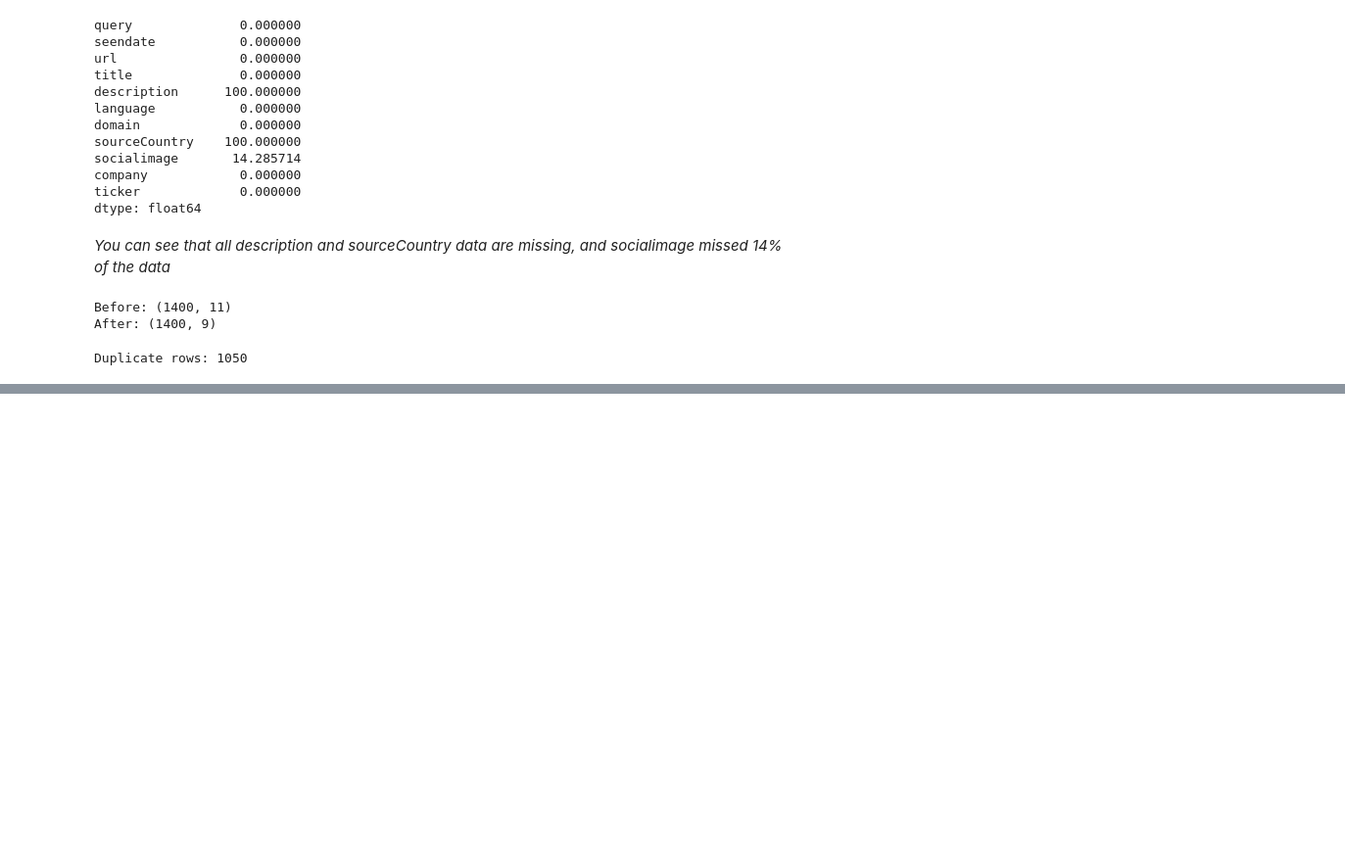
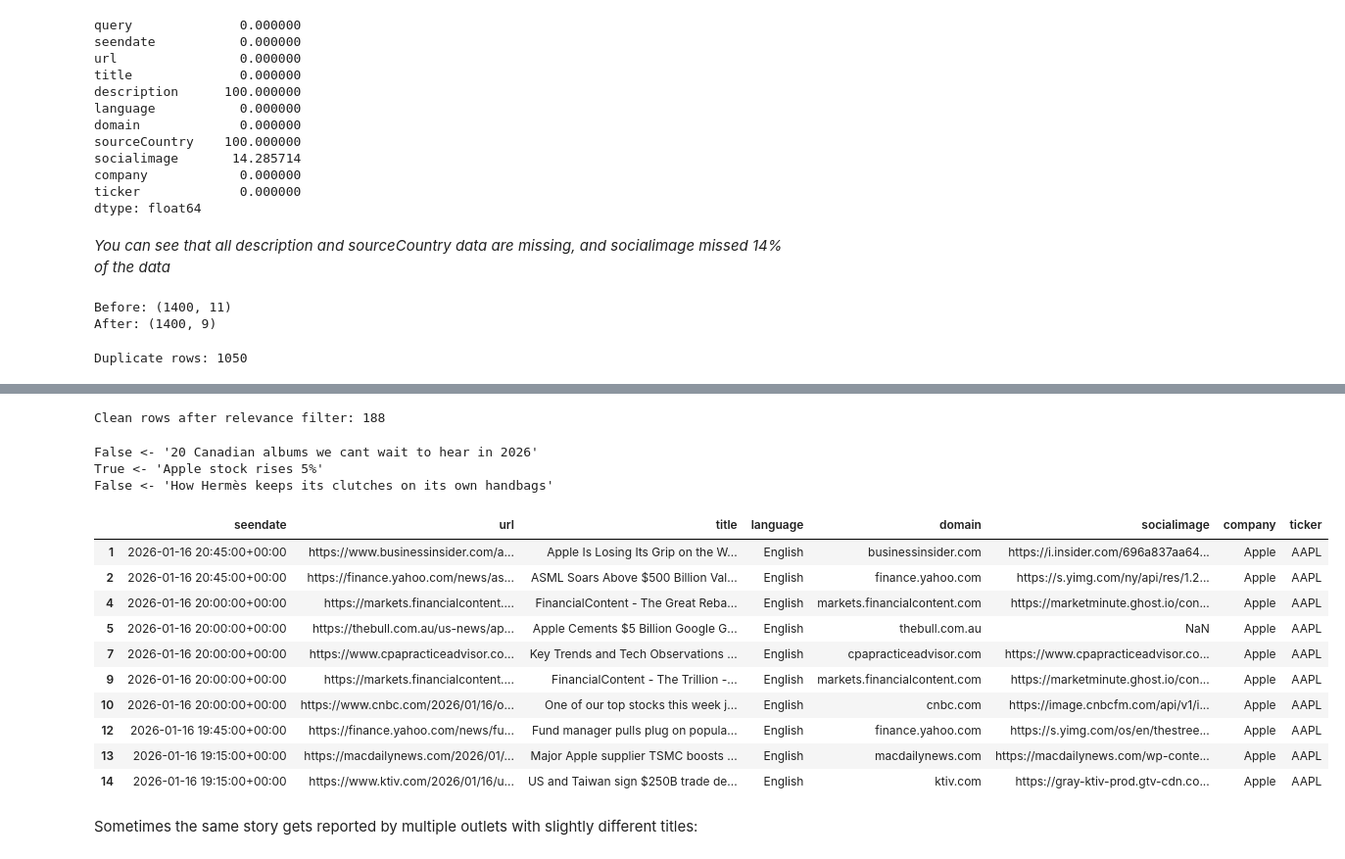
Before and after one commit to Trevor5008/market-sentiment-analysis, a Jupyter notebook: notebooks/gdelt_validation.ipynb, the cells around one changed output, grey strips where cells are left out. Shown at 98% size. Saved outputs shown, nothing was run; the diff lists cells and outputs as text; code cells hidden in the pictures; blank space fills up the shorter version.

Commit message:
Update GDELT validation with regex fix and full cleaning pipeline

```diff
--- a/notebooks/gdelt_validation.ipynb
+++ b/notebooks/gdelt_validation.ipynb
@@ -125,0 +134,5 @@ Duplicate rows: 1050
+# %%
+df_clean = df_clean.drop_duplicates(subset=['url', 'company'], keep='first')
+
+print(f"Rows after removing duplicates: {len(df_clean):,}")
+print(f"Unique URLs: {df_clean['url'].nunique():,}")
@@ -125,0 +171,7 @@ Duplicate rows: 1050
+# %%
+print("Language in data:")
+print(df_clean['language'].value_counts())
+
+#keep only english
+df_clean = df_clean[df_clean['language'] == 'English']
+print(f"\nRows after filtering to English: {len(df_clean)}")
@@ -125,0 +316,40 @@ Duplicate rows: 1050
+# %%
+#keep only relevant data
+df_clean = df_clean[df_clean['is_relevant'] ==  True]
+print(f"Clean rows after relevance filter: {len(df_clean)}")
+# %% [output]
+Clean rows after relevance filter: 188
+# %%
+# Debug: Test the function directly
+test_titles = [
+    "20 Canadian albums we cant wait to hear in 2026",
+    "Apple stock rises 5%",
+    "How Hermès keeps its clutches on its own handbags"
+]
+
+for title in test_titles:
+    result = has_financial_keyword(title)
+    print(f"{result} <- '{title[:50]}'")
+# %% [output]
+False <- '20 Canadian albums we cant wait to hear in 2026'
+True <- 'Apple stock rises 5%'
+False <- 'How Hermès keeps its clutches on its own handbags'
+# %%
+df_clean = df_clean[df_clean['is_relevant']==True]
+df_clean = df_clean.drop(columns=['is_relevant', 'query' ])
+# %%
+df_clean.head(10)
+# %% [output]
+|  | seendate | url | title | language | domain | socialimage | company | ticker |
+| 1 | 2026-01-16 20:45:00+00:00 | https://www.businessinsider.com/a... | Apple Is Losing Its Grip on the W... | English | businessinsider.com | https://i.insider.com/696a837aa64... | Apple | AAPL |
+| 2 | 2026-01-16 20:45:00+00:00 | https://finance.yahoo.com/news/as... | ASML Soars Above $500 Billion Val... | English | finance.yahoo.com | https://s.yimg.com/ny/api/res/1.2... | Apple | AAPL |
+| 4 | 2026-01-16 20:00:00+00:00 | https://markets.financialcontent.... | FinancialContent - The Great Reba... | English | markets.financialcontent.com | https://marketminute.ghost.io/con... | Apple | AAPL |
+| 5 | 2026-01-16 20:00:00+00:00 | https://thebull.com.au/us-news/ap... | Apple Cements $5 Billion Google G... | English | thebull.com.au | NaN | Apple | AAPL |
+| 7 | 2026-01-16 20:00:00+00:00 | https://www.cpapracticeadvisor.co... | Key Trends and Tech Observations ... | English | cpapracticeadvisor.com | https://www.cpapracticeadvisor.co... | Apple | AAPL |
+| 9 | 2026-01-16 20:00:00+00:00 | https://markets.financialcontent.... | FinancialContent - The Trillion -... | English | markets.financialcontent.com | https://marketminute.ghost.io/con... | Apple | AAPL |
+| 10 | 2026-01-16 20:00:00+00:00 | https://www.cnbc.com/2026/01/16/o... | One of our top stocks this week j... | English | cnbc.com | https://image.cnbcfm.com/api/v1/i... | Apple | AAPL |
+| 12 | 2026-01-16 19:45:00+00:00 | https://finance.yahoo.com/news/fu... | Fund manager pulls plug on popula... | English | finance.yahoo.com | https://s.yimg.com/os/en/thestree... | Apple | AAPL |
+| 13 | 2026-01-16 19:15:00+00:00 | https://macdailynews.com/2026/01/... | Major Apple supplier TSMC boosts ... | English | macdailynews.com | https://macdailynews.com/wp-conte... | Apple | AAPL |
+| 14 | 2026-01-16 19:15:00+00:00 | https://www.ktiv.com/2026/01/16/u... | US and Taiwan sign $250B trade de... | English | ktiv.com | https://gray-ktiv-prod.gtv-cdn.co... | Apple | AAPL |
+# %% [markdown]
+Sometimes the same story gets reported by multiple outlets with slightly different titles:
```
Also changed, not shown: parts of 26 cells of this notebook.
